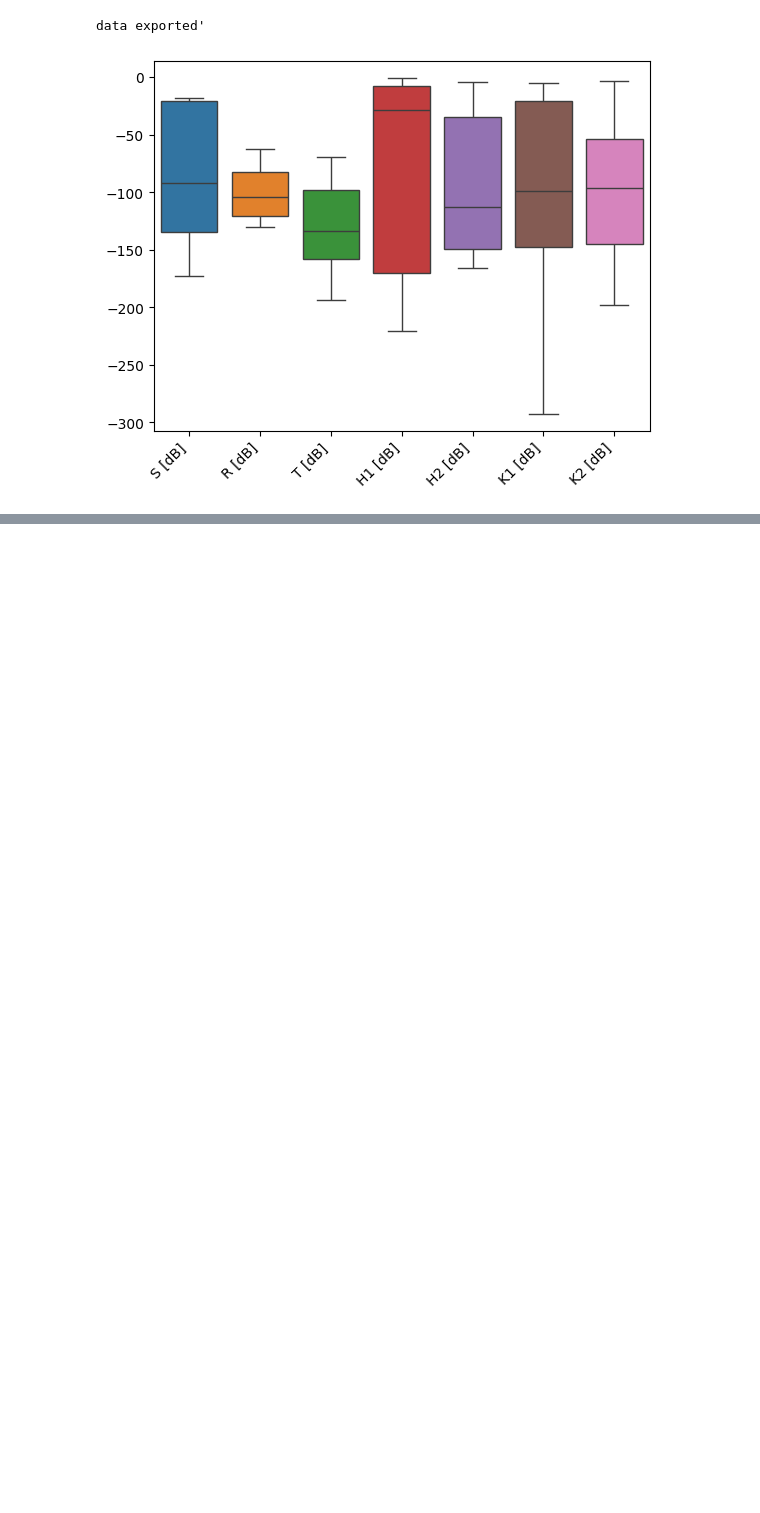
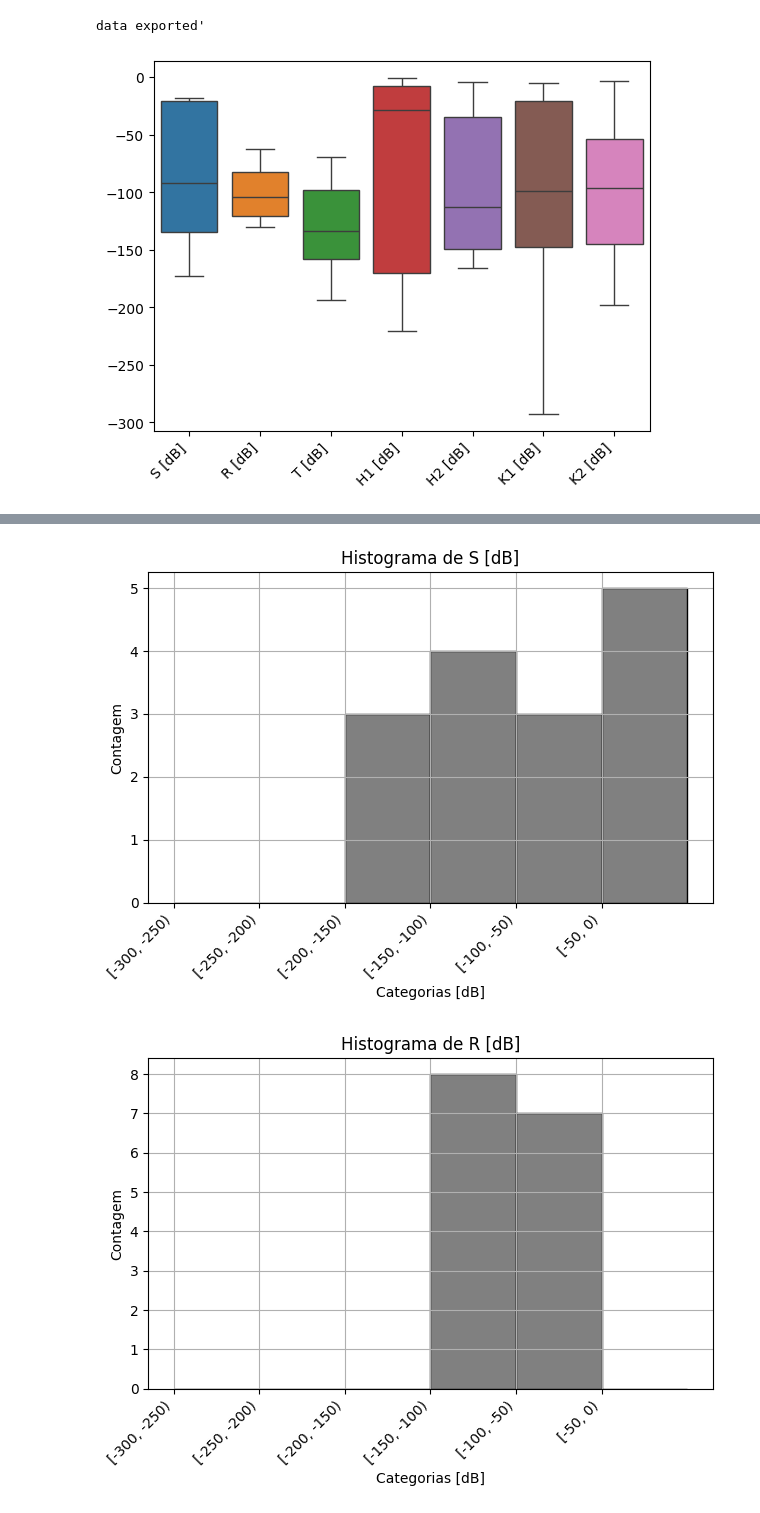
Before and after one commit to anderson-ferreira-83/Article_publish_comp_lattices_thin_plate_2023_anderson_83, a Jupyter notebook: sec4_2_res1_stat_descritive_lattices/results_tr_lattices_3_regions.ipynb, the cells around one changed output, grey strips where cells are left out. Drawn from its saved outputs; the diff is of its cells as text; code cells hidden in the pictures; blank space fills up the shorter version.

```diff
--- a/sec4_2_res1_stat_descritive_lattices/results_tr_lattices_3_regions.ipynb
+++ b/sec4_2_res1_stat_descritive_lattices/results_tr_lattices_3_regions.ipynb
@@ -149,0 +130,36 @@ for column in df_concatenated.drop(columns=['Freq [Hz]']).columns:
+# %%
+import pandas as pd
+import matplotlib.pyplot as plt
+import seaborn as sns
+
+
+if 'Freq [Hz]' in df_concatenated.columns:
+    df_concatenated = df_concatenated.drop(columns=['Freq [Hz]'])
+
+categorias = ['[-300, -250)', '[-250, -200)', '[-200, -150)', '[-150, -100)', '[-100, -50)', '[-50, 0)']
+bins = [-300, -250, -200, -150, -100, -50, 0]
+
+cores = {
+    'S': '#FF00FF',
+    'R': '#0000FF',
+    'T': '#00FFFF',
+    'H1': '#FF0000',
+    'H2': '#FFA07A',
+    'K1': '#008000',
+    'K2': '#90EE90'
+}
+
+for coluna in df_concatenated.columns:
+    cor = cores.get(coluna.strip(), 'gray')
+    plt.figure()
+    plt.hist(df_concatenated[coluna], bins=bins, edgecolor='black', color=cor)
+    plt.title(f'Histograma de {coluna}')
+    plt.xlabel('Categorias [dB]')
+    plt.ylabel('Contagem')
+    plt.xticks(bins[:-1], categorias, rotation=45, ha='right')
+    plt.grid(True)
+    plt.tight_layout()
+    plt.show()
+# %% [output]
+[figure, added]
+[figure, added]
```
Also changed, not shown: parts of 2 cells of this notebook.
